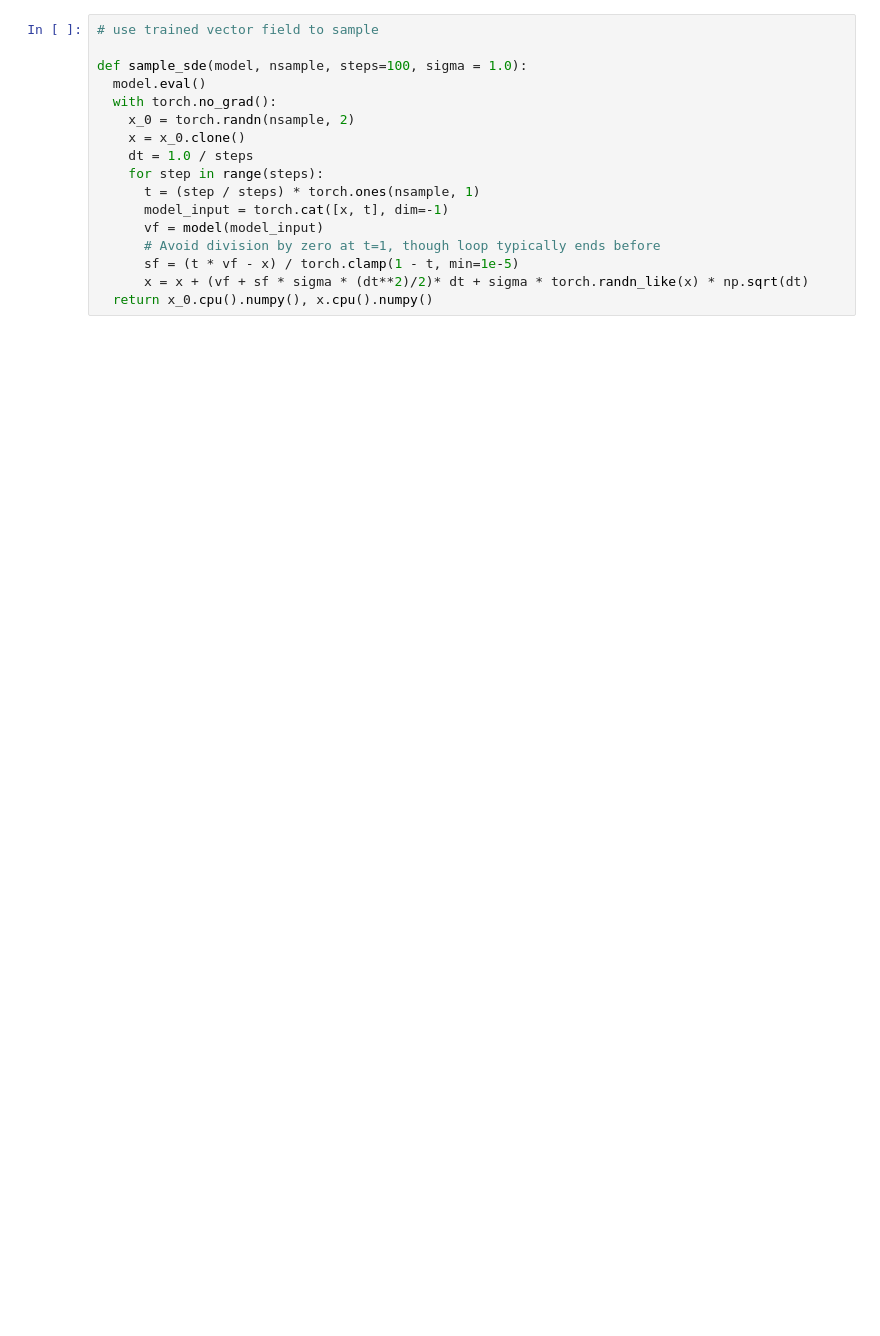
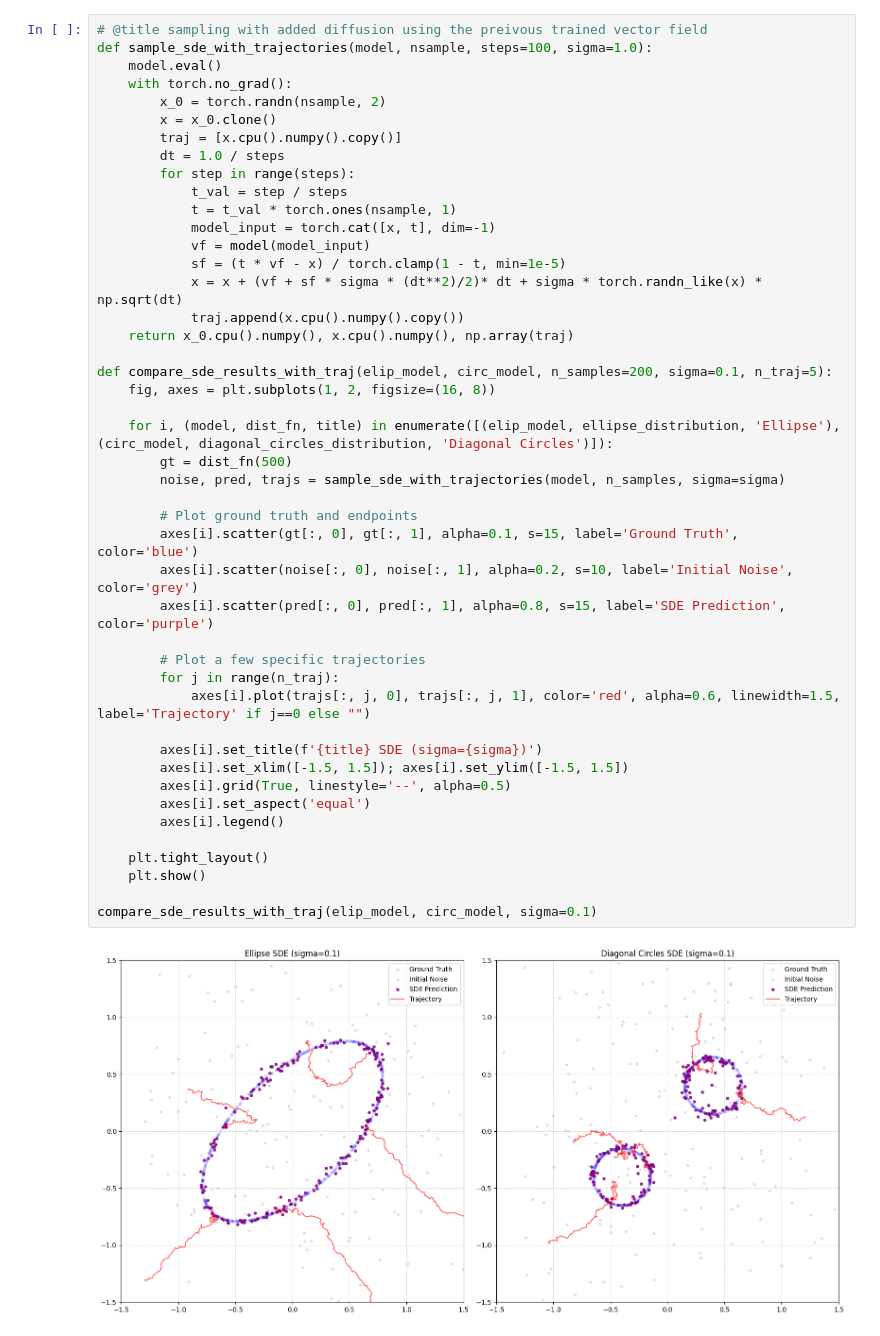
Before and after one commit to litlig/notebooks, a Jupyter notebook: 2d_diffusion.ipynb, the cells around one changed output. Cells and saved outputs as stored; diff of their text form; blank space fills up the shorter version.

```diff
--- a/2d_diffusion.ipynb
+++ b/2d_diffusion.ipynb
@@ -245,17 +253,47 @@ The estimated vector field at $x_t$ and t is the average vector field for all po
 # %%
-# use trained vector field to sample
+# @title sampling with added diffusion using the preivous trained vector field
+def sample_sde_with_trajectories(model, nsample, steps=100, sigma=1.0):
+    model.eval()
+    with torch.no_grad():
+        x_0 = torch.randn(nsample, 2)
+        x = x_0.clone()
+        traj = [x.cpu().numpy().copy()]
+        dt = 1.0 / steps
+        for step in range(steps):
+            t_val = step / steps
+            t = t_val * torch.ones(nsample, 1)
+            model_input = torch.cat([x, t], dim=-1)
+            vf = model(model_input)
+            sf = (t * vf - x) / torch.clamp(1 - t, min=1e-5)
+            x = x + (vf + sf * sigma * (dt**2)/2)* dt + sigma * torch.randn_like(x) * np.sqrt(dt)
+            traj.append(x.cpu().numpy().copy())
+    return x_0.cpu().numpy(), x.cpu().numpy(), np.array(traj)
 
-def sample_sde(model, nsample, steps=100, sigma = 1.0):
-  model.eval()
-  with torch.no_grad():
-    x_0 = torch.randn(nsample, 2)
-    x = x_0.clone()
-    dt = 1.0 / steps
-    for step in range(steps):
-      t = (step / steps) * torch.ones(nsample, 1)
-      model_input = torch.cat([x, t], dim=-1)
-      vf = model(model_input)
-      # Avoid division by zero at t=1, though loop typically ends before
-      sf = (t * vf - x) / torch.clamp(1 - t, min=1e-5)
-      x = x + (vf + sf * sigma * (dt**2)/2)* dt + sigma * torch.randn_like(x) * np.sqrt(dt)
-  return x_0.cpu().numpy(), x.cpu().numpy()
+def compare_sde_results_with_traj(elip_model, circ_model, n_samples=200, sigma=0.1, n_traj=5):
+    fig, axes = plt.subplots(1, 2, figsize=(16, 8))
+
+    for i, (model, dist_fn, title) in enumerate([(elip_model, ellipse_distribution, 'Ellipse'), (circ_model, diagonal_circles_distribution, 'Diagonal Circles')]):
+        gt = dist_fn(500)
+        noise, pred, trajs = sample_sde_with_trajectories(model, n_samples, sigma=sigma)
+
+        # Plot ground truth and endpoints
+        axes[i].scatter(gt[:, 0], gt[:, 1], alpha=0.1, s=15, label='Ground Truth', color='blue')
+        axes[i].scatter(noise[:, 0], noise[:, 1], alpha=0.2, s=10, label='Initial Noise', color='grey')
+        axes[i].scatter(pred[:, 0], pred[:, 1], alpha=0.8, s=15, label='SDE Prediction', color='purple')
+
+        # Plot a few specific trajectories
+        for j in range(n_traj):
+            axes[i].plot(trajs[:, j, 0], trajs[:, j, 1], color='red', alpha=0.6, linewidth=1.5, label='Trajectory' if j==0 else "")
+
+        axes[i].set_title(f'{title} SDE (sigma={sigma})')
+        axes[i].set_xlim([-1.5, 1.5]); axes[i].set_ylim([-1.5, 1.5])
+        axes[i].grid(True, linestyle='--', alpha=0.5)
+        axes[i].set_aspect('equal')
+        axes[i].legend()
+
+    plt.tight_layout()
+    plt.show()
+
+compare_sde_results_with_traj(elip_model, circ_model, sigma=0.1)
+# %% [output]
+[figure, added]
```
Also changed, not shown: parts of 11 cells of this notebook.
